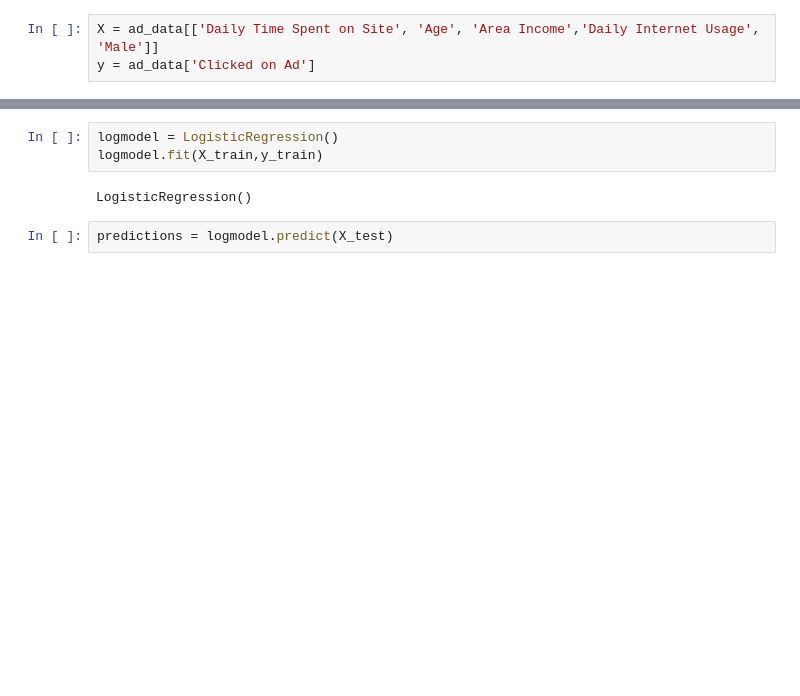
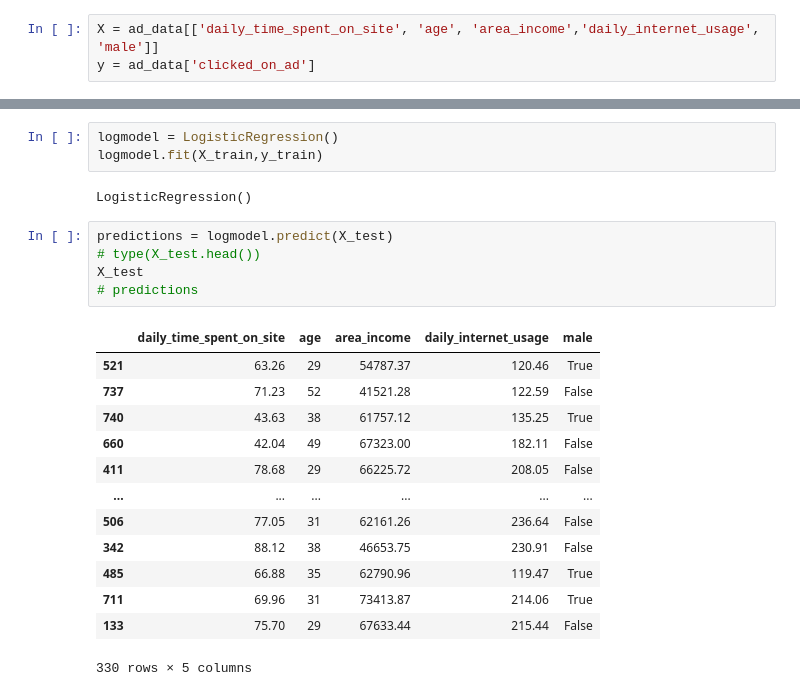
Before and after one commit to yeerke/ict-ml-project, a Jupyter notebook: ad_ml_training.ipynb, the cells around one changed output, grey strips where cells are left out. Saved outputs shown, nothing was run; the diff lists cells and outputs as text; blank space fills up the shorter version.

```diff
--- a/ad_ml_training.ipynb
+++ b/ad_ml_training.ipynb
@@ -92,6 +78,6 @@ sns.pairplot(ad_data,hue='Clicked on Ad',palette='bwr')
 # %%
-X = ad_data[['Daily Time Spent on Site', 'Age', 'Area Income','Daily Internet Usage', 'Male']]
-y = ad_data['Clicked on Ad']
+X = ad_data[['daily_time_spent_on_site', 'age', 'area_income','daily_internet_usage', 'male']]
+y = ad_data['clicked_on_ad']
 # %%
 X_train, X_test, y_train, y_test = train_test_split(X, y, test_size=0.33, random_state=42)
 # %%
@@ -101,6 +87,23 @@ logmodel.fit(X_train,y_train)
 LogisticRegression()
 # %%
 predictions = logmodel.predict(X_test)
+# type(X_test.head())
+X_test
+# predictions
+# %% [output]
+|  | daily_time_spent_on_site | age | area_income | daily_internet_usage | male |
+| 521 | 63.26 | 29 | 54787.37 | 120.46 | True |
+| 737 | 71.23 | 52 | 41521.28 | 122.59 | False |
+| 740 | 43.63 | 38 | 61757.12 | 135.25 | True |
+| 660 | 42.04 | 49 | 67323.00 | 182.11 | False |
+| 411 | 78.68 | 29 | 66225.72 | 208.05 | False |
+| ... | ... | ... | ... | ... | ... |
+| 506 | 77.05 | 31 | 62161.26 | 236.64 | False |
+| 342 | 88.12 | 38 | 46653.75 | 230.91 | False |
+| 485 | 66.88 | 35 | 62790.96 | 119.47 | True |
+| 711 | 69.96 | 31 | 73413.87 | 214.06 | True |
+| 133 | 75.70 | 29 | 67633.44 | 215.44 | False |
+330 rows × 5 columns
 # %%
 print(classification_report(y_test,predictions))
 # %% [output]
```
Also changed, not shown: parts of 10 cells of this notebook, 7 other files.
